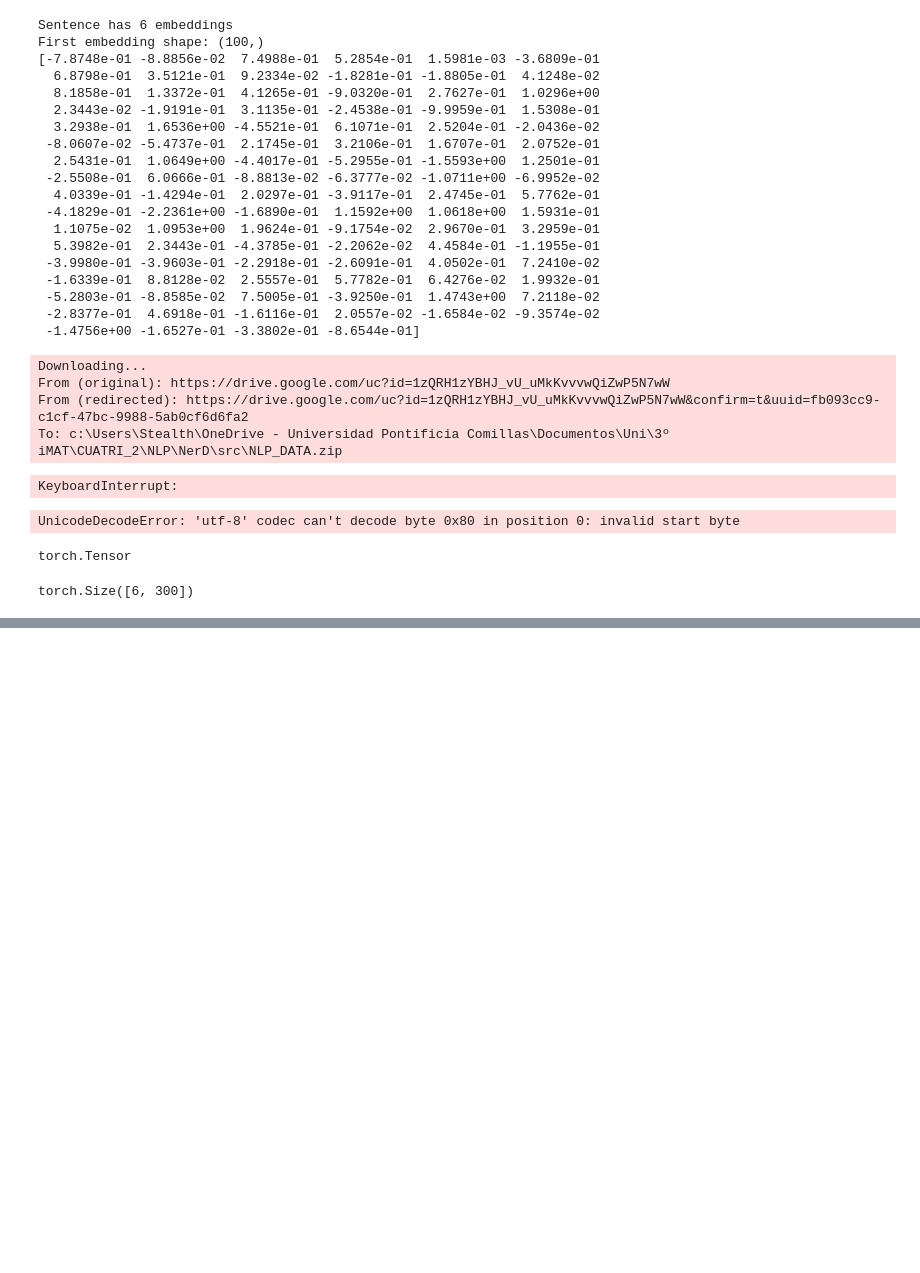
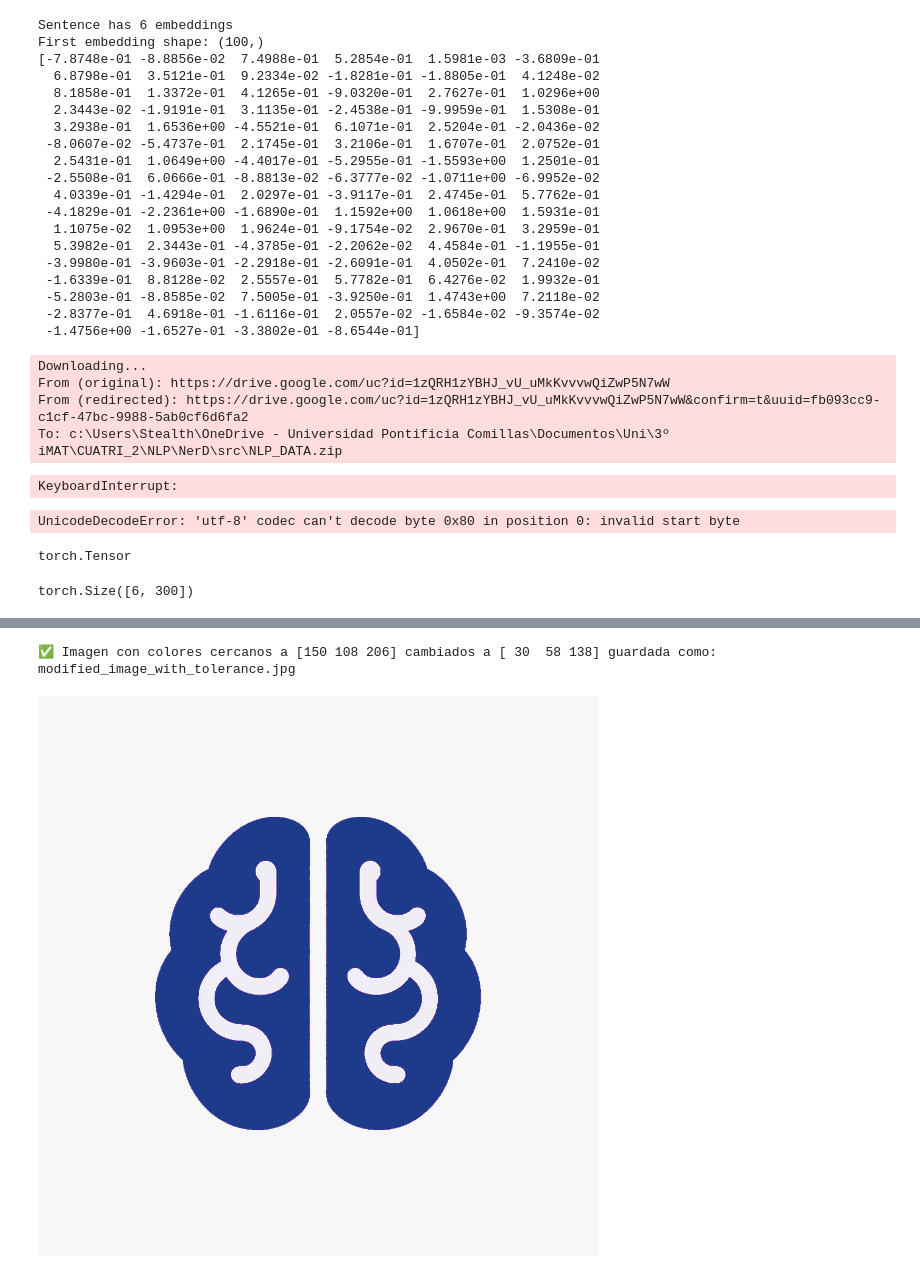
Before and after one commit to iqueipopg/NerD, a Jupyter notebook: src/test.ipynb, the cells around one changed output, grey strips where cells are left out. Drawn from its saved outputs; the diff is of its cells as text; code cells hidden in the pictures; blank space fills up the shorter version.

```diff
--- a/src/test.ipynb
+++ b/src/test.ipynb
@@ -285,0 +360,41 @@ torch.Size([6, 300])
+# %%
+from PIL import Image
+import numpy as np
+
+def recolor_with_tolerance(img_path, original_color, target_color, tolerance=30):
+    img = Image.open(img_path).convert('RGB')
+    img_np = np.array(img)
+
+    # Convertir los colores a arrays de numpy
+    original_color = np.array(original_color)
+    target_color = np.array(target_color)
+
+    # Calcular la diferencia entre dos colores (en espacio RGB)
+    def color_distance(c1, c2):
+        return np.linalg.norm(c1 - c2)
+
+    # Crear una máscara para los píxeles dentro del rango de tolerancia
+    mask = np.array([color_distance(pixel, original_color) < tolerance for pixel in img_np.reshape(-1, 3)])
+
+    # Reemplazar los píxeles que cumplen la condición con el color objetivo
+    img_np.reshape(-1, 3)[mask] = target_color
+
+    # Crear la nueva imagen
+    result_img = Image.fromarray(img_np.astype(np.uint8))
+
+    # Guardar la imagen modificada
+    out_path = "modified_image_with_tolerance.jpg"
+    result_img.save(out_path)
+    print(f"✅ Imagen con colores cercanos a {original_color} cambiados a {target_color} guardada como: {out_path}")
+
+    return result_img
+
+# Definir los colores
+original_color = [150, 108, 206]  # #62A4FA
+target_color = [30, 58, 138]    # #1E3A8A
+
+# Ejecutar el cambio de color con un rango de tolerancia
+recolor_with_tolerance("../images/logo.jpg", original_color, target_color, tolerance=50)
+# %% [output]
+✅ Imagen con colores cercanos a [150 108 206] cambiados a [ 30  58 138] guardada como: modified_image_with_tolerance.jpg
+[figure, added]
```
Also changed, not shown: parts of 1 cell of this notebook, 10 other files.
